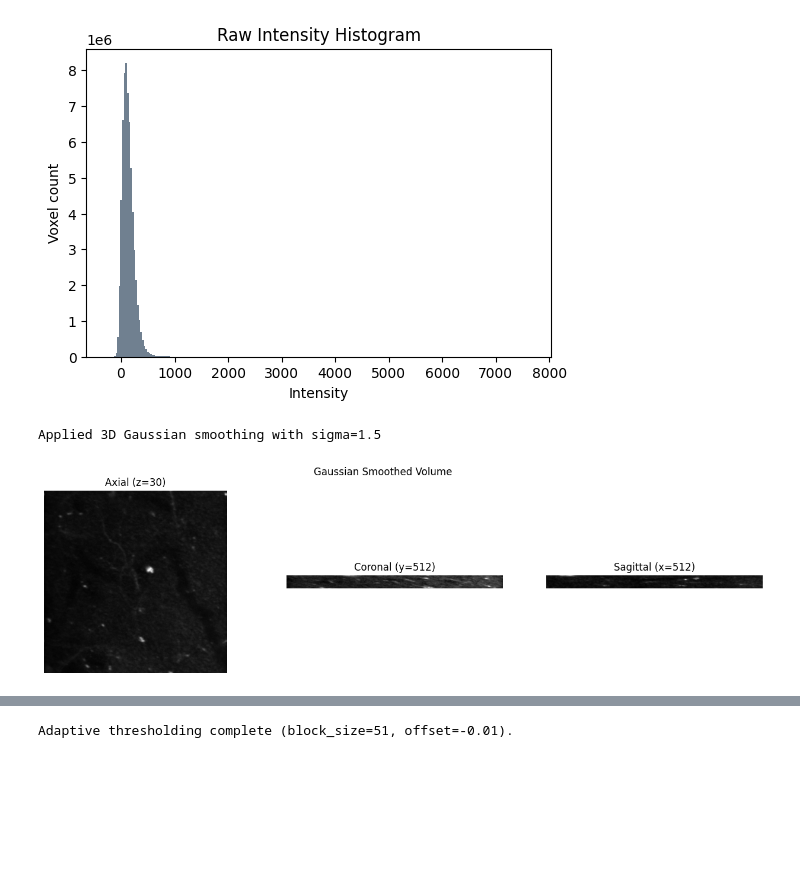
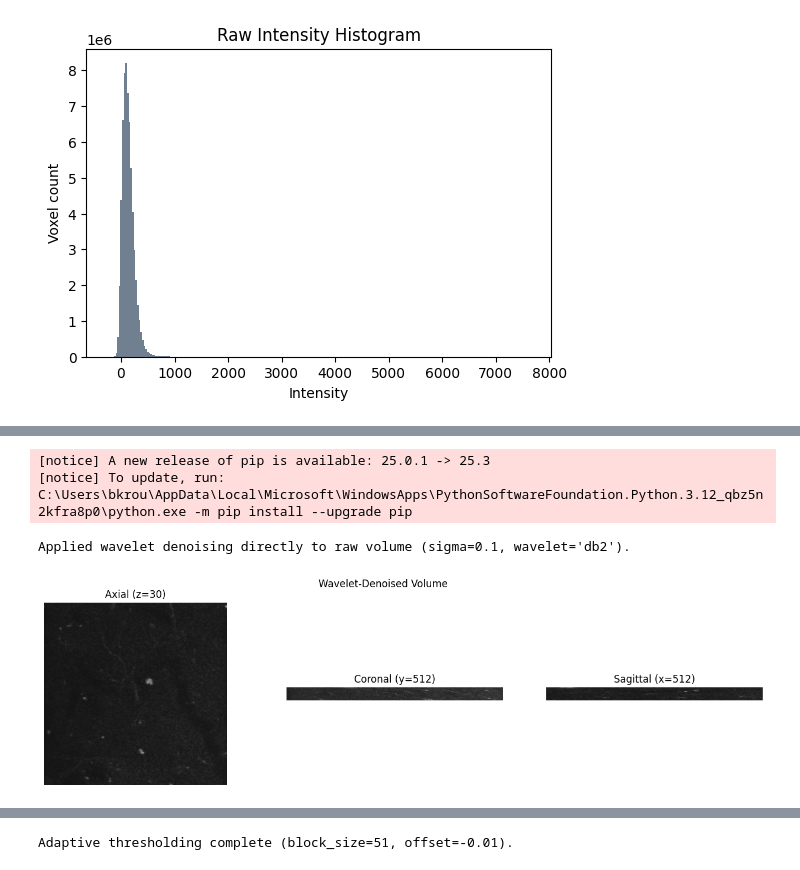
Before and after one commit to kroumov/SpineDetect, a Jupyter notebook: week1_preprocessing.ipynb, the cells around one changed output, grey strips where cells are left out. Saved outputs shown, nothing was run; the diff lists cells and outputs as text; code cells hidden in the pictures; blank space fills up the shorter version.

Commit message:
update train data

```diff
--- a/week1_preprocessing.ipynb
+++ b/week1_preprocessing.ipynb
@@ -195,12 +292,26 @@ plt.show()
 [figure]
 [figure]
 # %%
-# --- Gaussian Smoothing ---
-gaussian_sigma = 1.5
-smoothed_volume = gaussian_filter(raw_volume, sigma=gaussian_sigma)
-
-print(f"Applied 3D Gaussian smoothing with sigma={gaussian_sigma}")
-show_volume_slices(smoothed_volume, title="Gaussian Smoothed Volume", slice_indices=CENTRAL_SLICES)
+# --- Gaussian Smoothing (commented out, replaced with wavelet filter) ---
+# gaussian_sigma = 1.5
+# smoothed_volume = gaussian_filter(raw_volume, sigma=gaussian_sigma)
+#
+# print(f"Applied 3D Gaussian smoothing with sigma={gaussian_sigma}")
+# show_volume_slices(smoothed_volume, title="Gaussian Smoothed Volume", slice_indices=CENTRAL_SLICES)
-# %% [output]
-Applied 3D Gaussian smoothing with sigma=1.5
-[figure, removed]
+# %%
+# --- Wavelet Denoising (replaces Gaussian smoothing) ---
+%pip install pywavelets
+
+wavelet_sigma = 0.1
+wavelet_volume = denoise_wavelet(
+    raw_volume,
+    mode="soft",
+    wavelet_levels=None,
+    wavelet="db2",
+    rescale_sigma=True,
+    sigma=wavelet_sigma,
+)
+
+print(f"Applied wavelet denoising directly to raw volume (sigma={wavelet_sigma}, wavelet='db2').")
+show_volume_slices(wavelet_volume, title="Wavelet-Denoised Volume", slice_indices=CENTRAL_SLICES)
+# %% [output]
@@ -207,3 +326,7 @@ Applied 3D Gaussian smoothing with sigma=1.5
+[notice] A new release of pip is available: 25.0.1 -> 25.3
+[notice] To update, run: C:\Users\bkrou\AppData\Local\Microsoft\WindowsApps\PythonSoftwareFoundation.Python.3.12_qbz5n2kfra8p0\python.exe -m pip install --upgrade pip
+Applied wavelet denoising directly to raw volume (sigma=0.1, wavelet='db2').
+[figure, added]
 # %%
 # --- Adaptive Histogram Equalization (optional contrast enhancement) ---
 clip_limit = 0.03
```
Also changed, not shown: parts of 11 cells of this notebook.
